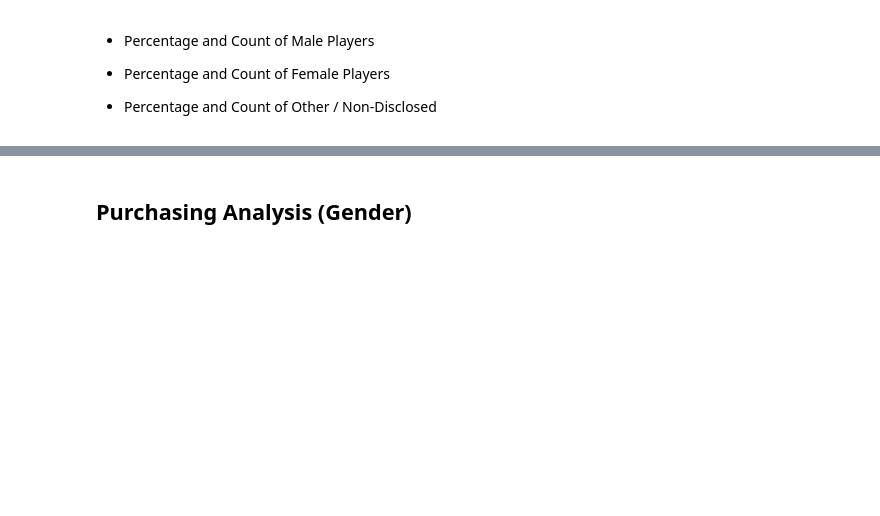
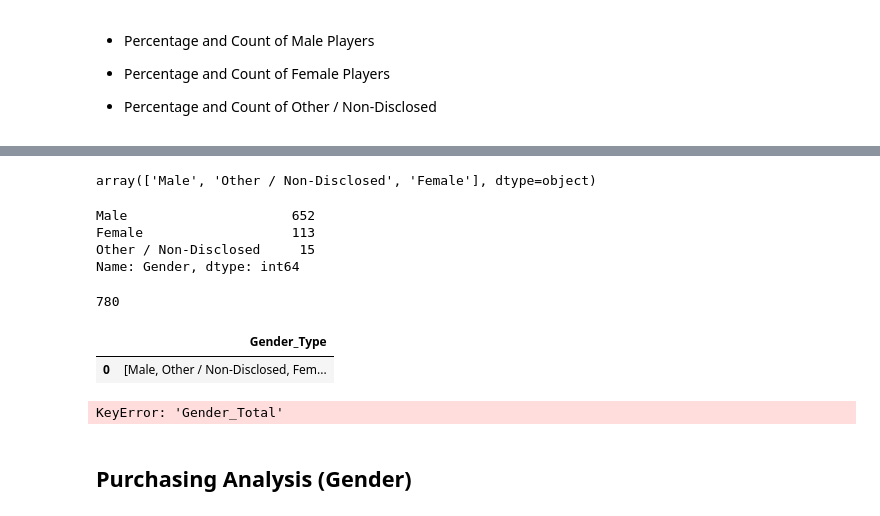
Before and after one commit to marialysantiago/pandas-challenge, a Jupyter notebook: HeroesOfPymoli/HeroesOfPymoli_starter.ipynb, the cells around one changed output, grey strips where cells are left out. Drawn from its saved outputs; the diff is of its cells as text; code cells hidden in the pictures; blank space fills up the shorter version.

```diff
--- a/HeroesOfPymoli/HeroesOfPymoli_starter.ipynb
+++ b/HeroesOfPymoli/HeroesOfPymoli_starter.ipynb
@@ -97,0 +102,32 @@ print(Total_Number_Purchases)
+# %%
+Gender_Type=purchase_data['Gender'].unique()
+#print(Gender_Type)
+Gender_Type
+# %% [output]
+array(['Male', 'Other / Non-Disclosed', 'Female'], dtype=object)
+# %%
+Gender_count=purchase_data['Gender'].value_counts()
+print(Gender_count)
+# %% [output]
+Male                     652
+Female                   113
+Other / Non-Disclosed     15
+Name: Gender, dtype: int64
+# %%
+Gender_Total=purchase_data['Gender'].value_counts(dropna=False).sum()
+print(Gender_Total)
+# %% [output]
+780
+# %%
+Gender_df = pd.DataFrame({"Gender_Type": [Gender_Type],
+                              })
+Gender_df.head()
+# %% [output]
+|  | Gender_Type |
+| 0 | [Male, Other / Non-Disclosed, Fem... |
+# %%
+
+Gender_Perc=purchase_data["Gender_Count"]/purchase_data["Gender_Total"]
+print(Gender_Perc)
+# %% [output]
+KeyError: 'Gender_Total'
```
Also changed, not shown: parts of 12 cells of this notebook.
